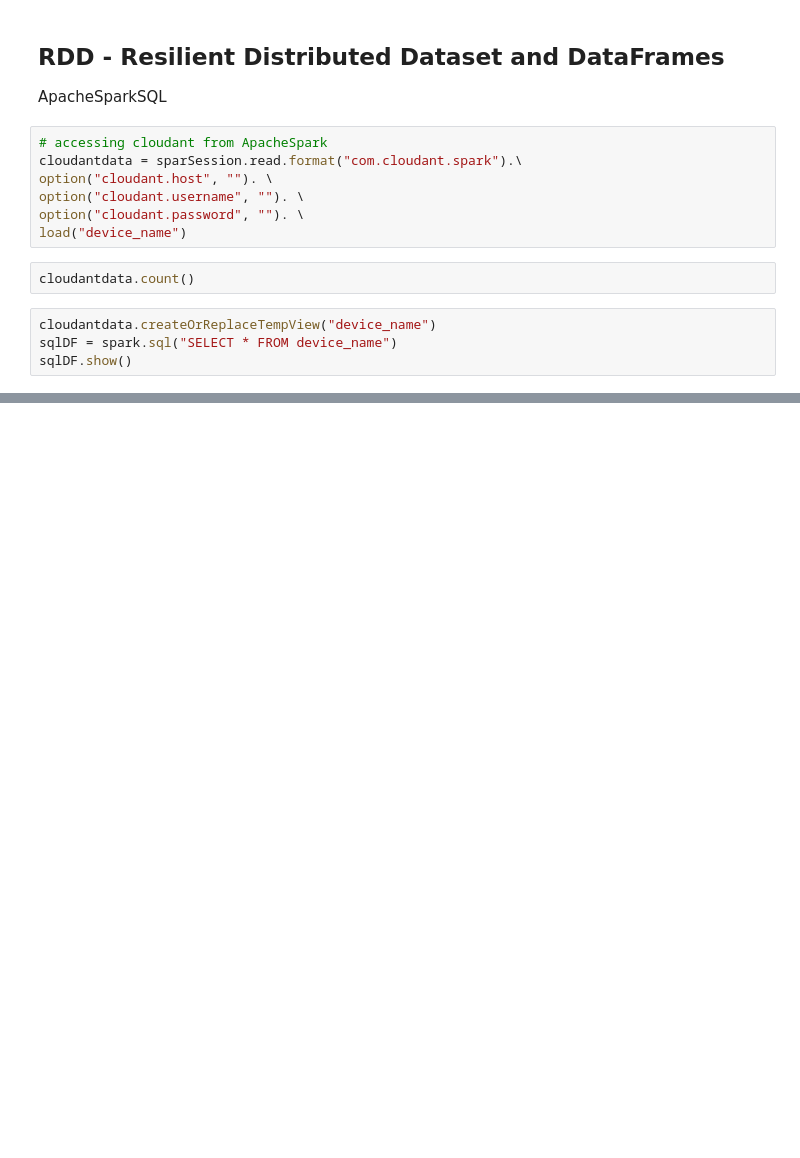
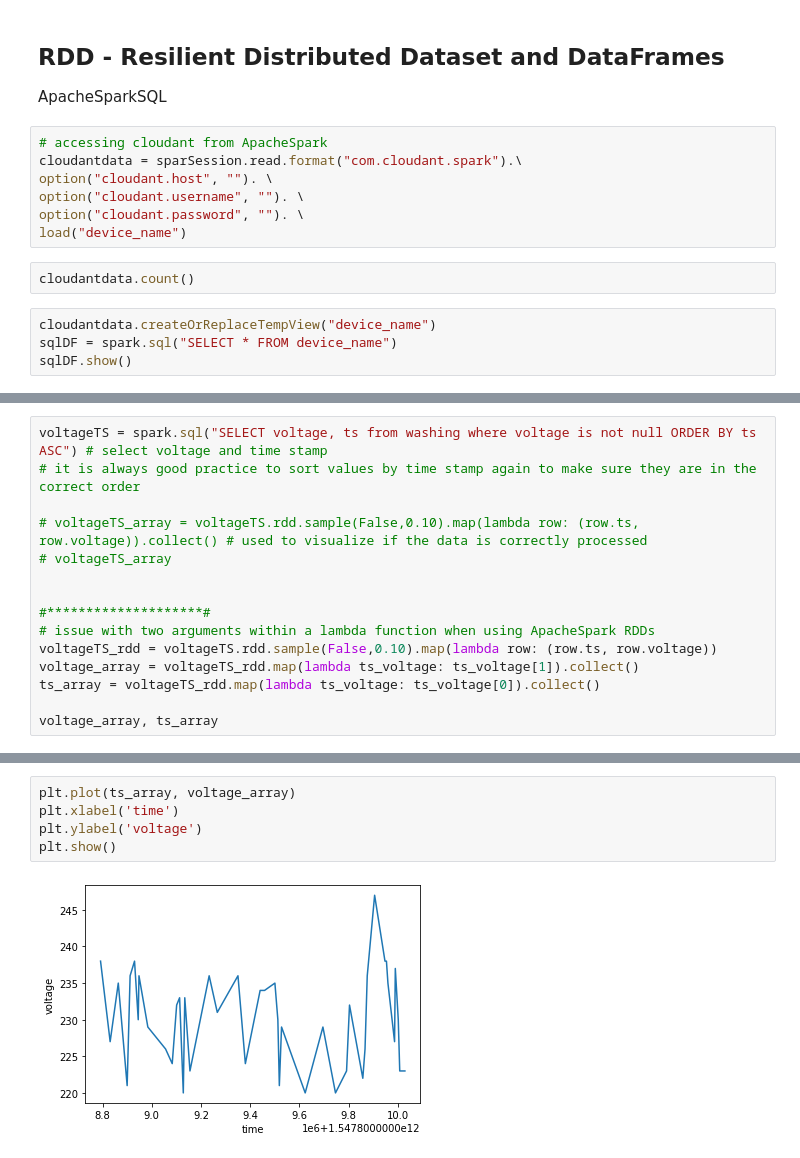
Before and after one commit to ivan-fernandes/IBM, a Jupyter notebook: Notes.ipynb, the cells around one changed output, grey strips where cells are left out. Drawn from its saved outputs; the diff is of its cells as text; blank space fills up the shorter version.

```diff
--- a/Notes.ipynb
+++ b/Notes.ipynb
@@ -170,0 +223,15 @@ To adjust logging level use sc.setLogLevel(newLevel). For SparkR, use setLogLeve
+# %%
+voltageTS = spark.sql("SELECT voltage, ts from washing where voltage is not null ORDER BY ts ASC") # select voltage and time stamp
+# it is always good practice to sort values by time stamp again to make sure they are in the correct order
+
+# voltageTS_array = voltageTS.rdd.sample(False,0.10).map(lambda row: (row.ts, row.voltage)).collect() # used to visualize if the data is correctly processed
+# voltageTS_array
+
+
+#********************#
+# issue with two arguments within a lambda function when using ApacheSpark RDDs
+voltageTS_rdd = voltageTS.rdd.sample(False,0.10).map(lambda row: (row.ts, row.voltage))
+voltage_array = voltageTS_rdd.map(lambda ts_voltage: ts_voltage[1]).collect()
+ts_array = voltageTS_rdd.map(lambda ts_voltage: ts_voltage[0]).collect()
+
+voltage_array, ts_array
@@ -170,0 +256,7 @@ To adjust logging level use sc.setLogLevel(newLevel). For SparkR, use setLogLeve
+# %%
+plt.plot(ts_array, voltage_array)
+plt.xlabel('time')
+plt.ylabel('voltage')
+plt.show()
+# %% [output]
+[figure, added]
```
Also changed, not shown: parts of 29 cells of this notebook.
